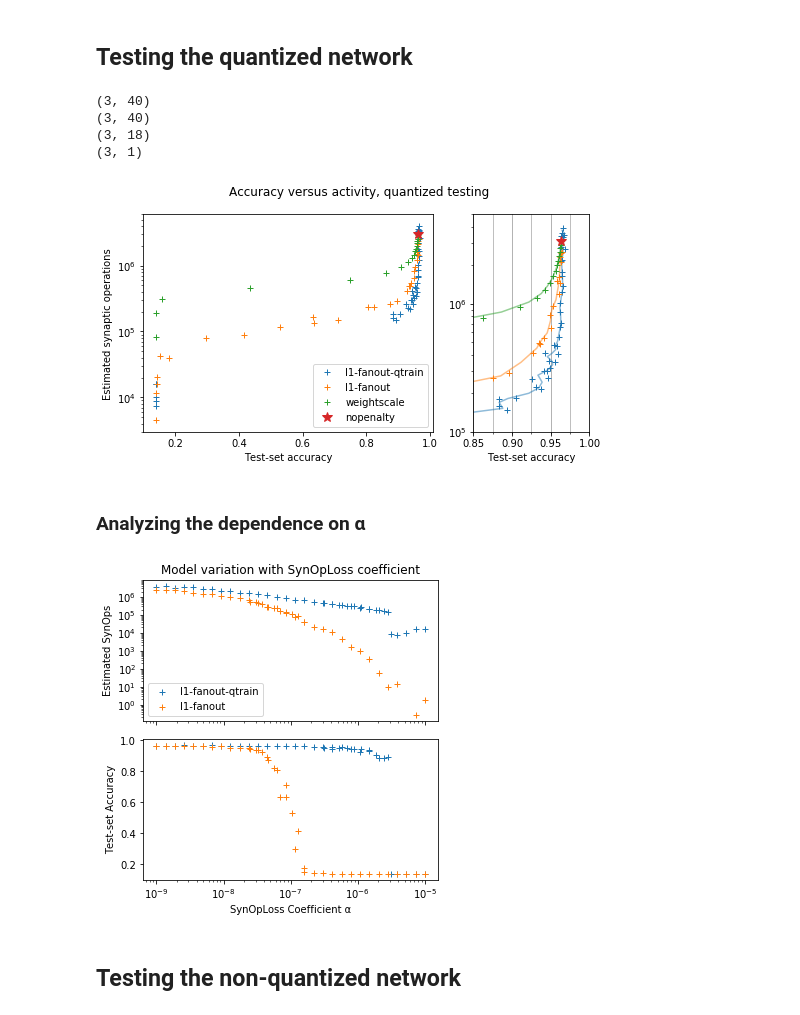
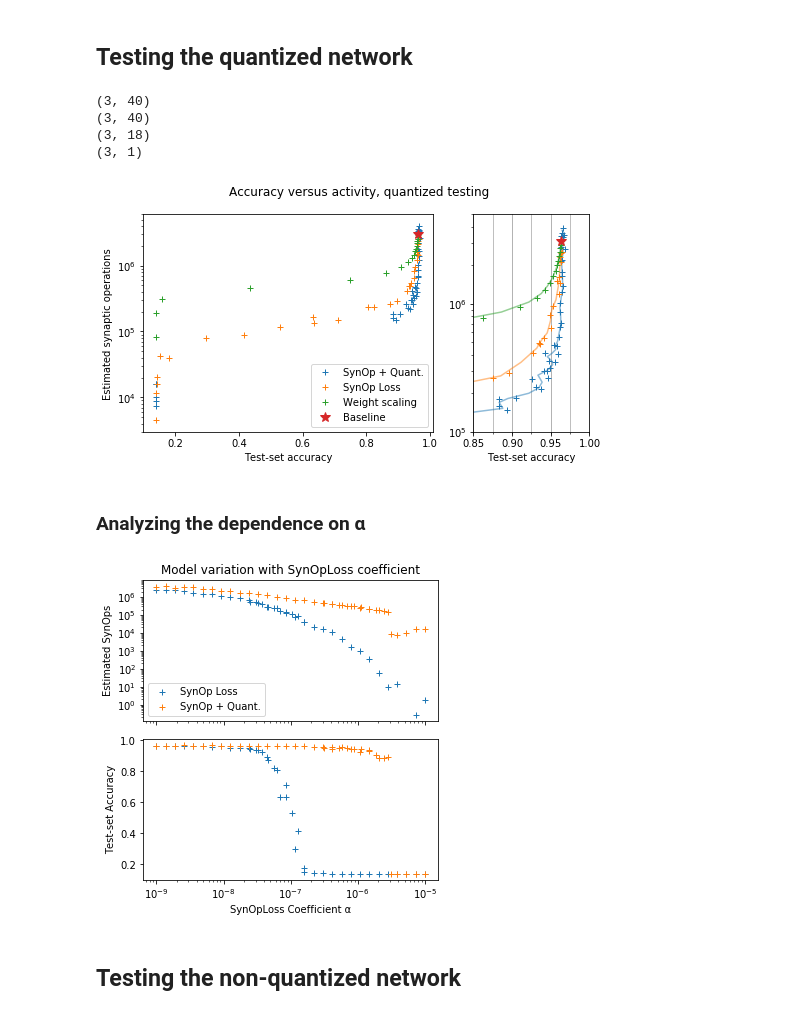
Before and after one commit to fgr1986/synoploss, a Jupyter notebook: scripts/mnist_dvs/GeneratePlots.ipynb, the cells around one changed output. Saved outputs shown, nothing was run; the diff lists cells and outputs as text; code cells hidden in the pictures.

```diff
--- a/scripts/mnist_dvs/GeneratePlots.ipynb
+++ b/scripts/mnist_dvs/GeneratePlots.ipynb
@@ -4,17 +4,27 @@ import matplotlib.pyplot as plt
 %matplotlib inline
 import os
 # %%
+results_files = [
+    'l1-fanout-qtrain',
+    'l1-fanout',
+    'weightscale',
+    'nopenalty'
+]
+
+names_translate = {
+    'l1-fanout-qtrain': 'SynOp + Quant.',
+    'l1-fanout': 'SynOp Loss',
+    'weightscale': 'Weight scaling',
+    'nopenalty': 'Baseline'
+}
+
+
 def smooth(series):
     return (series[1:] + series[:-1]) / 2.
 
 def read_results_files(postfix):
     results_folder = './results/'
-    results_files = [
-        'l1-fanout-qtrain',
-        'l1-fanout',
-        'weightscale',
-        'nopenalty'
-    ]
+
 
     coefficients = {}
     activities = {}
@@ -27,9 +37,9 @@ def read_results_files(postfix):
         coeff, act, acc = f.T
         print(f.T.shape)
         idx = np.argsort(coeff)
-        coefficients[name] = coeff[idx]
-        activities[name] = act[idx]
-        accuracies[name] = acc[idx]
+        coefficients[names_translate[name]] = coeff[idx]
+        activities[names_translate[name]] = act[idx]
+        accuracies[names_translate[name]] = acc[idx]
 
     return coefficients, activities, accuracies
 
@@ -41,7 +51,7 @@ coefficients, activities, accuracies = read_results_files('_qtest_True')
 
 fig, ax = plt.subplots(1, 2, figsize=(8, 4), gridspec_kw={'width_ratios': [2.5, 1]})
 for i, name in enumerate(coefficients.keys()):
-    if name == 'nopenalty': continue
+    if name == 'Baseline': continue
     # First plot
     ax[0].plot(accuracies[name], activities[name], '+', label=name)
     # Second plot
@@ -50,9 +60,9 @@ for i, name in enumerate(coefficients.keys()):
     ax[1].plot(acc, act, alpha=0.5, c=f"C{i}")
 
 # Plot nopenalty (single point)
-ax[0].plot(accuracies['nopenalty'], activities['nopenalty'],
-           '*', label='nopenalty', c='C3', markersize=10)
-ax[1].plot(accuracies['nopenalty'], activities['nopenalty'],
+ax[0].plot(accuracies['Baseline'], activities['Baseline'],
+           '*', label='Baseline', c='C3', markersize=10)
+ax[1].plot(accuracies['Baseline'], activities['Baseline'],
            '*', c='C3', markersize=10)
 
 ax[0].set_yscale('log')
@@ -77,28 +87,28 @@ fig.savefig("figures/act-acc.pdf", bbox_inches='tight')
 (3, 40)
 (3, 18)
 (3, 1)
-[figure, old version]
+[figure, new version]
 # %% [markdown]
 ### Analyzing the dependence on α
 # %%
 fig, ax = plt.subplots(2, 1, figsize=(5,5), sharex=True)
-for name in ['l1-fanout-qtrain', 'l1-fanout']:  # ignore weight scaling and nopenalty
+for name in ['SynOp Loss', 'SynOp + Quant.']:  # ignore weight scaling and nopenalty
     ax[0].plot(coefficients[name], activities[name], '+', label=name)
     ax[1].plot(coefficients[name], accuracies[name], '+')
 
 ax[0].set_yscale('log')
 ax[0].set_ylabel('Estimated SynOps')
 ax[1].set_xlabel('SynOpLoss Coefficient α')
 ax[1].set_ylabel('Test-set Accuracy')
 ax[1].set_xscale('log')
 ax[0].legend()
 
 fig.tight_layout()
 ax[0].set_title("Model variation with SynOpLoss coefficient")
 
 fig.savefig("figures/alpha.pdf", bbox_inches='tight')
 # %% [output]
-[figure, old version]
+[figure, new version]
 # %% [markdown]
 ## Testing the non-quantized network
 # %%
```
Also changed, not shown: parts of 3 cells of this notebook.
